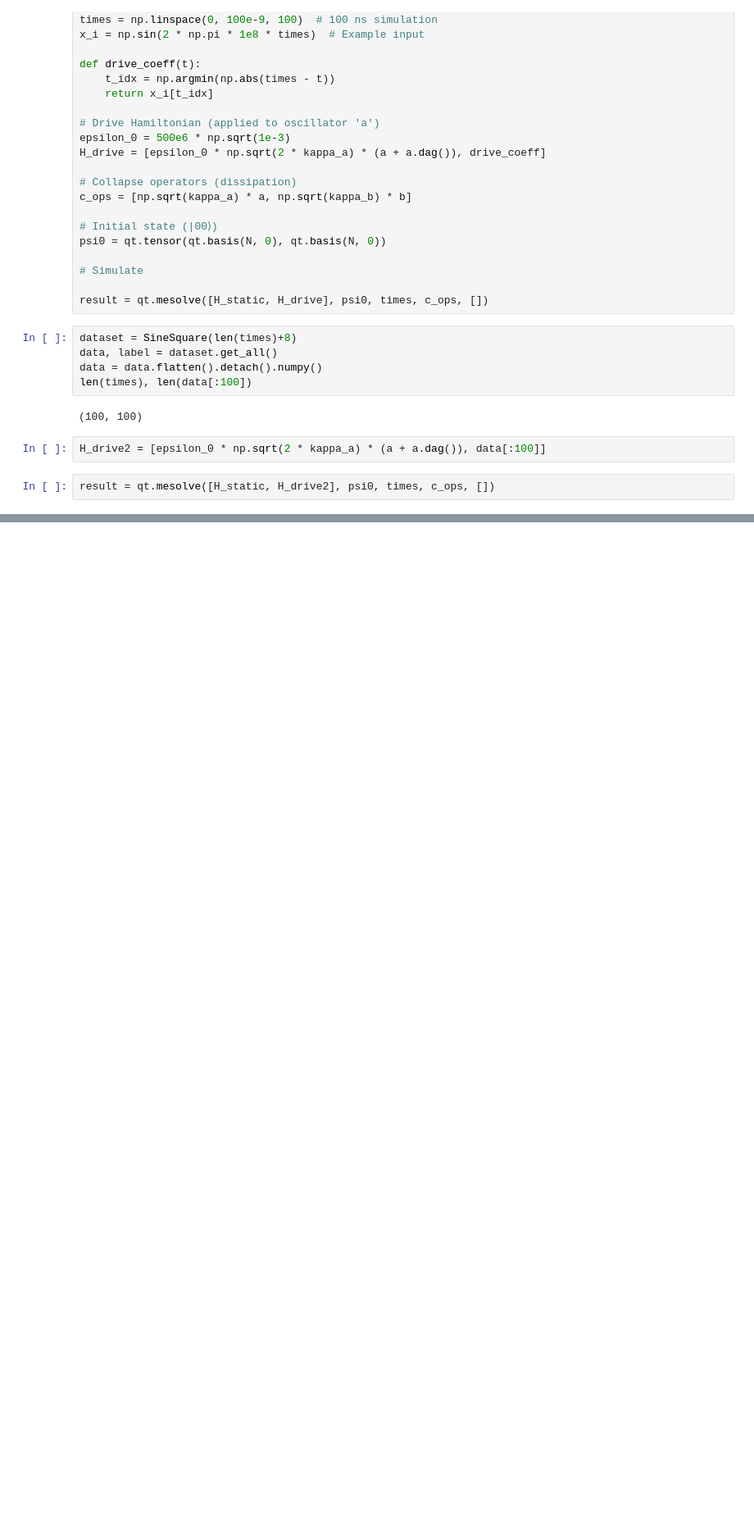
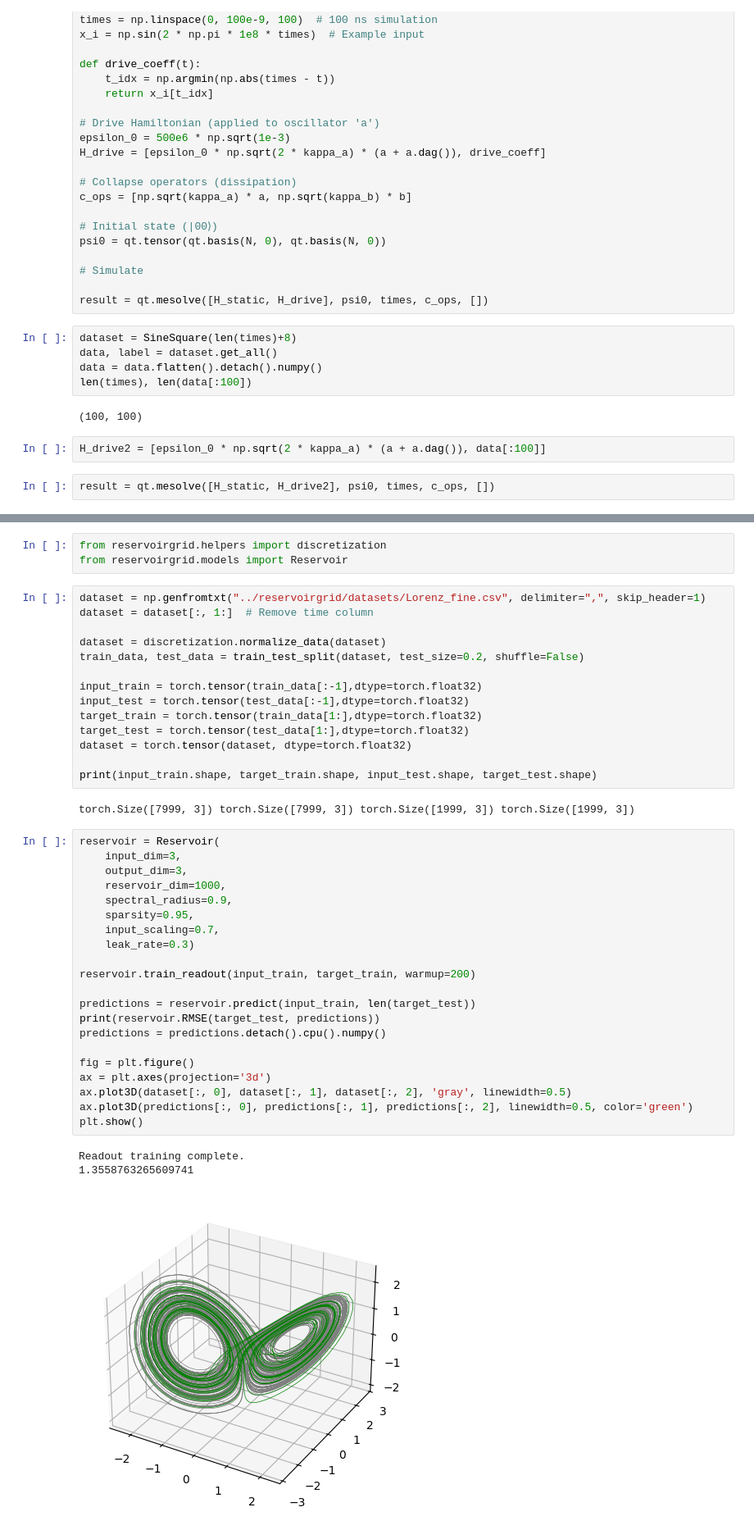
Before and after one commit to jaychotaliya987/Reservoir_Pytorch, a Jupyter notebook: Examples/roughwork.ipynb, the cells around one changed output, grey strips where cells are left out. Shown: that part at 82% size. Drawn from its saved outputs; the diff is of its cells as text; blank space fills up the shorter version.

```diff
--- a/Examples/roughwork.ipynb
+++ b/Examples/roughwork.ipynb
@@ -107,0 +108,44 @@ plt.show()
+# %%
+from reservoirgrid.helpers import discretization
+from reservoirgrid.models import Reservoir
+# %%
+dataset = np.genfromtxt("../reservoirgrid/datasets/Lorenz_fine.csv", delimiter=",", skip_header=1)
+dataset = dataset[:, 1:]  # Remove time column
+
+dataset = discretization.normalize_data(dataset)
+train_data, test_data = train_test_split(dataset, test_size=0.2, shuffle=False)
+
+input_train = torch.tensor(train_data[:-1],dtype=torch.float32)
+input_test = torch.tensor(test_data[:-1],dtype=torch.float32)
+target_train = torch.tensor(train_data[1:],dtype=torch.float32)
+target_test = torch.tensor(test_data[1:],dtype=torch.float32)
+dataset = torch.tensor(dataset, dtype=torch.float32)
+
+print(input_train.shape, target_train.shape, input_test.shape, target_test.shape)
+# %% [output]
+torch.Size([7999, 3]) torch.Size([7999, 3]) torch.Size([1999, 3]) torch.Size([1999, 3])
+# %%
+reservoir = Reservoir(
+    input_dim=3,
+    output_dim=3,
+    reservoir_dim=1000,
+    spectral_radius=0.9,
+    sparsity=0.95,
+    input_scaling=0.7,
+    leak_rate=0.3)
+
+reservoir.train_readout(input_train, target_train, warmup=200)
+
+predictions = reservoir.predict(input_train, len(target_test))
+print(reservoir.RMSE(target_test, predictions))
+predictions = predictions.detach().cpu().numpy()
+
+fig = plt.figure()
+ax = plt.axes(projection='3d')
+ax.plot3D(dataset[:, 0], dataset[:, 1], dataset[:, 2], 'gray', linewidth=0.5)
+ax.plot3D(predictions[:, 0], predictions[:, 1], predictions[:, 2], linewidth=0.5, color='green')
+plt.show()
+# %% [output]
+Readout training complete.
+1.3558763265609741
+[figure, added]
```
Also changed, not shown: parts of 3 cells of this notebook, 5 other files.
